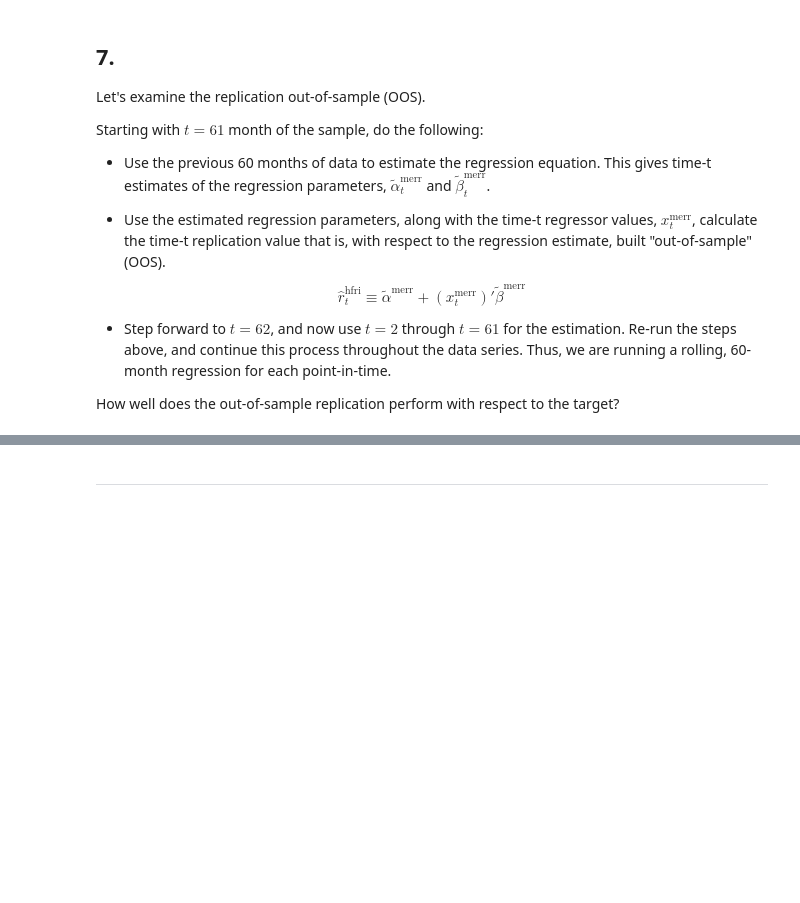
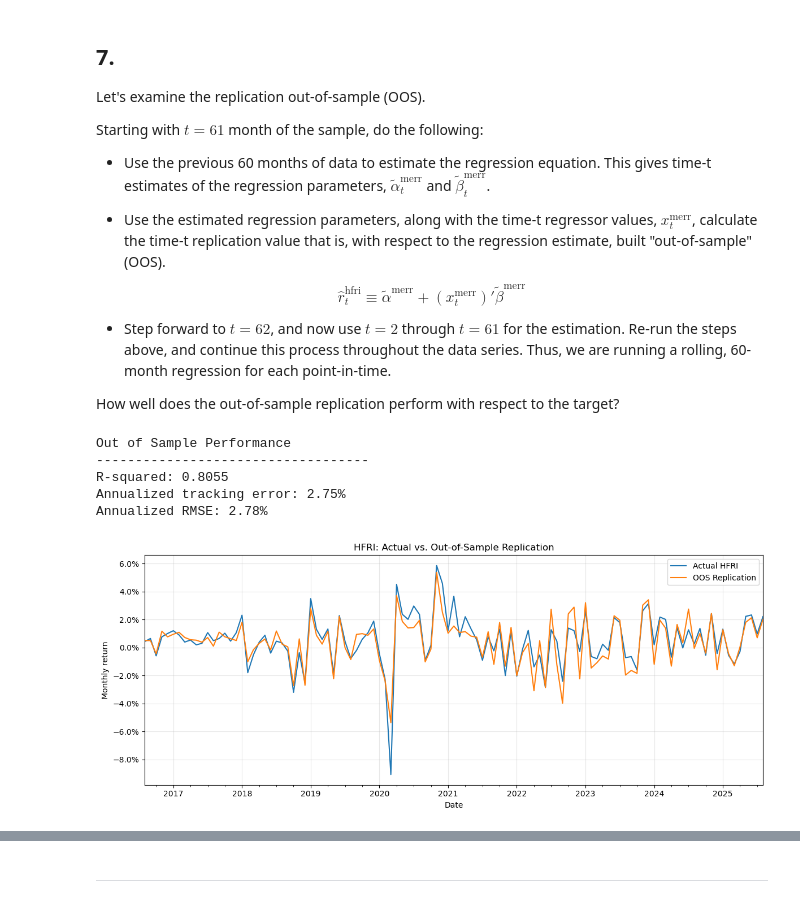
Before and after one commit to forddendorf/finm36700_group1A, a Jupyter notebook: Portfolio_hw2.ipynb, the cells around one changed output, grey strips where cells are left out. Cells and saved outputs as stored; diff of their text form; code cells hidden in the pictures; blank space fills up the shorter version.

```diff
--- a/Portfolio_hw2.ipynb
+++ b/Portfolio_hw2.ipynb
@@ -196,3 +253,16 @@ b. Are the betas realistic position sizes, or do they require huge long-short po
 c. Report the R-squared.
 
 d. Report the volatility of $\epsilon^{\text{merr}}$, the tracking error.
+# %%
+HFRIFWI_ret = hedge_fund_series["HFRIFWI Index"]
+
+data = pd.concat([HFRIFWI_ret, merrill_factors], axis=1).dropna()
+
+HFRIFWI_ret = data["HFRIFWI Index"]
+X = data[merrill_factors.columns]
+
+X = sm.add_constant(X)
+reg = sm.OLS(HFRIFWI_ret, X).fit()
+
+print("a. Intercept and Betas\n" + "-"*35)
+print(reg.params)
@@ -213,3 +311,59 @@ $$\hat{r}^{\text{hfri}}_{t} \equiv \tilde{\alpha}^{\text{merr}} + (x_{t}^{\text{
 * Step forward to $t = 62$, and now use $t = 2$ through $t = 61$ for the estimation. Re-run the steps above, and continue this process throughout the data series. Thus, we are running a rolling, 60-month regression for each point-in-time.
 
 How well does the out-of-sample replication perform with respect to the target?
+# %%
+# Previous variables
+# data = [HFRIFWI_ret, merrill_factors]
+# HFRIFWI_ret = data["HFRIFWI Index"]
+
+X = data[merrill_factors.columns]
+
+window = 60
+
+oos_replication = pd.Series(index=data.index, dtype=float)
+
+for t in range(window, len(data)):
+
+    y_train = HFRIFWI_ret.iloc[t - window:t]
+    X_train = X.iloc[t - window:t]
+
+    X_train = sm.add_constant(X_train)
+    model = sm.OLS(y_train, X_train).fit()
+
+    X_test = sm.add_constant(X.iloc[t:t+1], has_constant="add")
+
+    oos_replication.iloc[t] = model.predict(X_test).iloc[0]
+
+# Calculate errors OOS
+hfri_oos = HFRIFWI_ret.iloc[window:]
+errors = hfri_oos - oos_replication.iloc[window:]
+
+print("Out of Sample Performance\n" + "-"*35)
+print(f"R-squared: {1 - (errors**2).sum() / ((hfri_oos - hfri_oos.mean())**2).sum():.4f}")
+print(f"Annualized tracking error: {errors.std() * np.sqrt(12):.2%}")
+print(f"Annualized RMSE: {np.sqrt((errors**2).mean()) * np.sqrt(12):.2%}\n")
+# %% [output]
+Out of Sample Performance
+-----------------------------------
+R-squared: 0.8055
+Annualized tracking error: 2.75%
+Annualized RMSE: 2.78%
+# %%
+# Graphical comparison
+plot_data = pd.concat([hfri_oos.rename("Actual HFRI"), oos_replication.iloc[window:].rename("OOS Replication")], axis=1).dropna()
+
+fig, ax = plt.subplots(figsize=(12, 5))
+
+plot_data.plot(ax=ax, linewidth=1.5)
+
+ax.set_title("HFRI: Actual vs. Out-of-Sample Replication")
+ax.set_xlabel("Date")
+ax.set_ylabel("Monthly return")
+ax.yaxis.set_major_formatter(PercentFormatter(1))
+ax.grid(True, alpha=0.3)
+ax.legend()
+
+plt.tight_layout()
+plt.show()
+# %% [output]
+[figure, added]
```
Also changed, not shown: parts of 6 cells of this notebook.
